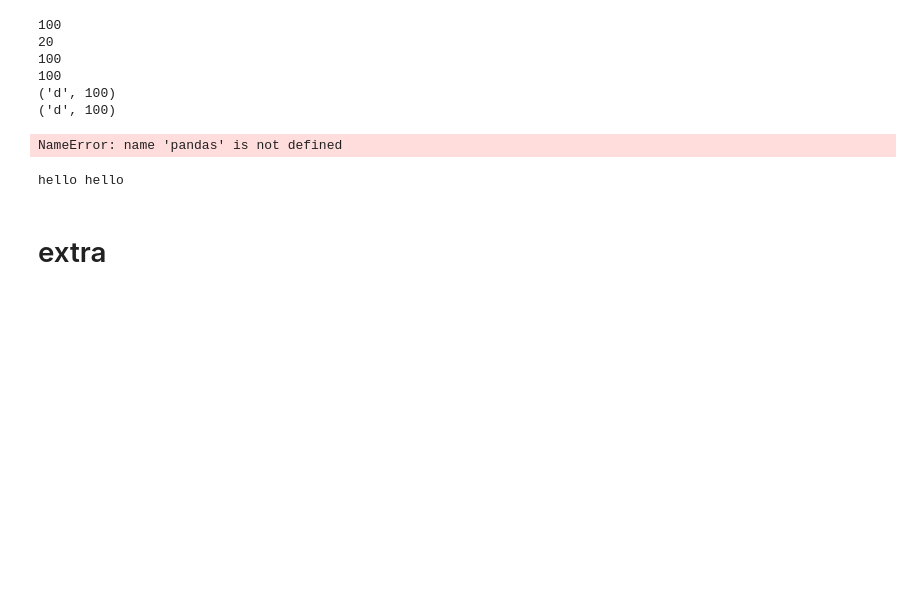
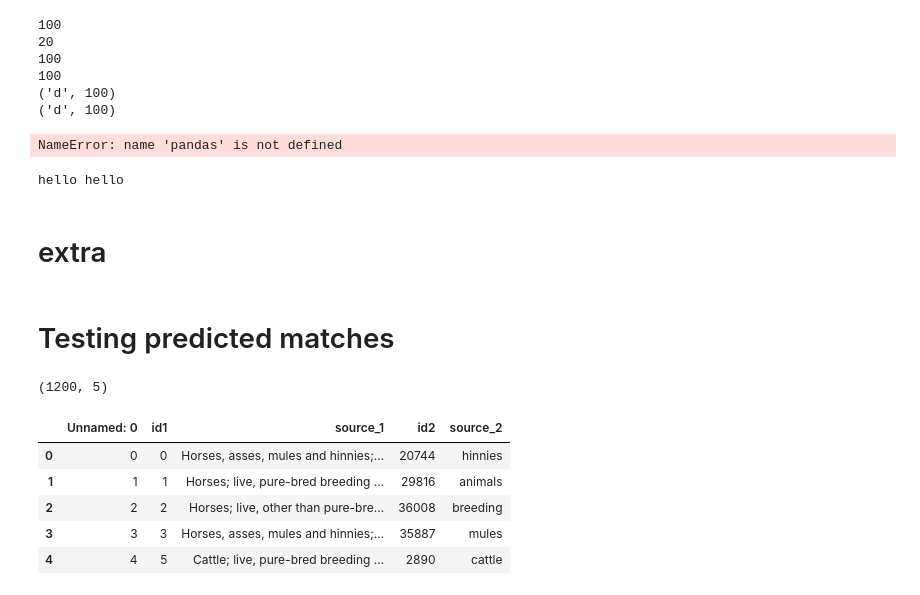
Before and after one commit to runo-hr/NLP-vocabulary-matching, a Jupyter notebook: test.ipynb, the cells around one changed output. Saved outputs shown, nothing was run; the diff lists cells and outputs as text; code cells hidden in the pictures; blank space fills up the shorter version.

```diff
--- a/test.ipynb
+++ b/test.ipynb
@@ -579,3 +579,5 @@ def get_match(source_1, source_2):
             else:
                 continue
     return matched_data
+# %% [markdown]
+# Testing predicted matches
@@ -581,0 +587,14 @@ def get_match(source_1, source_2):
+# %%
+df_names_ids = pd.read_csv('matched_names_ids.csv')
+df_names_ids.shape
+# %% [output]
+(1200, 5)
+# %%
+df_names_ids.head()
+# %% [output]
+|  | Unnamed: 0 | id1 | source_1 | id2 | source_2 |
+| 0 | 0 | 0 | Horses, asses, mules and hinnies;... | 20744 | hinnies |
+| 1 | 1 | 1 | Horses; live, pure-bred breeding ... | 29816 | animals |
+| 2 | 2 | 2 | Horses; live, other than pure-bre... | 36008 | breeding |
+| 3 | 3 | 3 | Horses, asses, mules and hinnies;... | 35887 | mules |
+| 4 | 4 | 5 | Cattle; live, pure-bred breeding ... | 2890 | cattle |
```
Also changed, not shown: parts of 7 cells of this notebook, 4 other files.
